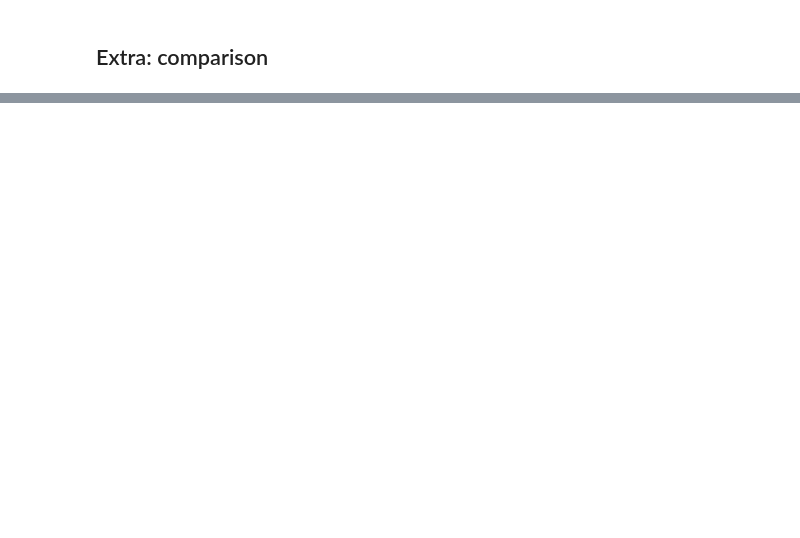
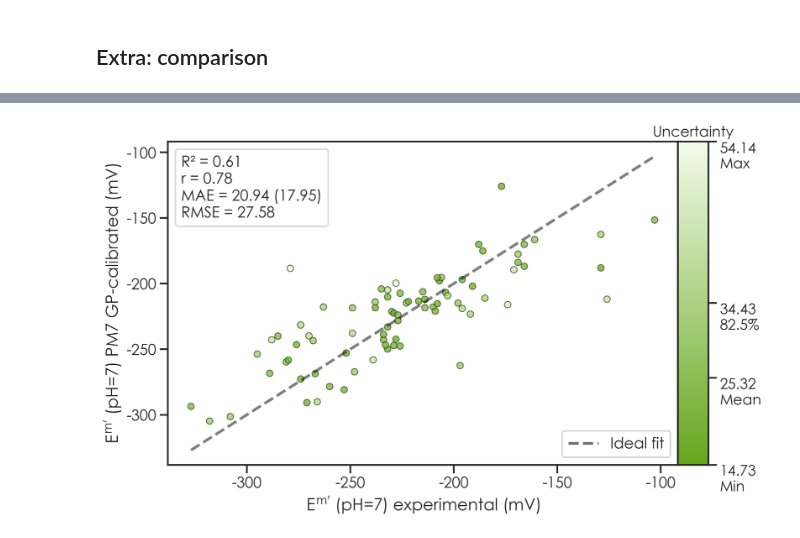
Before and after one commit to aspuru-guzik-group/gp_redox_rxn, a Jupyter notebook: Compare_calibrations.ipynb, the cells around one changed output, grey strips where cells are left out. Cells and saved outputs as stored; diff of their text form; code cells hidden in the pictures; blank space fills up the shorter version.

```diff
--- a/Compare_calibrations.ipynb
+++ b/Compare_calibrations.ipynb
@@ -251,0 +248,13 @@ plt.show()
+# %%
+sns.set_context('talk', font_scale=1.0)
+
+y = df[calib_label]
+x = df[target]
+z = df[calib_label+'_std']
+gpm.utils.plotting.data_scatter_uncertain(x,y,z, cmap=cmap,label_x='$E^{{m}^\prime}$ (pH=7) experimental ($mV$)',label_y='$E^{{m}^\prime}$ (pH=7) PM7 GP-calibrated ($mV$)')
+plt.tight_layout()
+plt.savefig('pm7gp.svg',dpi=300)
+plt.savefig('pm7gp.png',dpi=300)
+plt.show()
+# %% [output]
+[figure, added]
```
Also changed, not shown: parts of 9 cells of this notebook.
